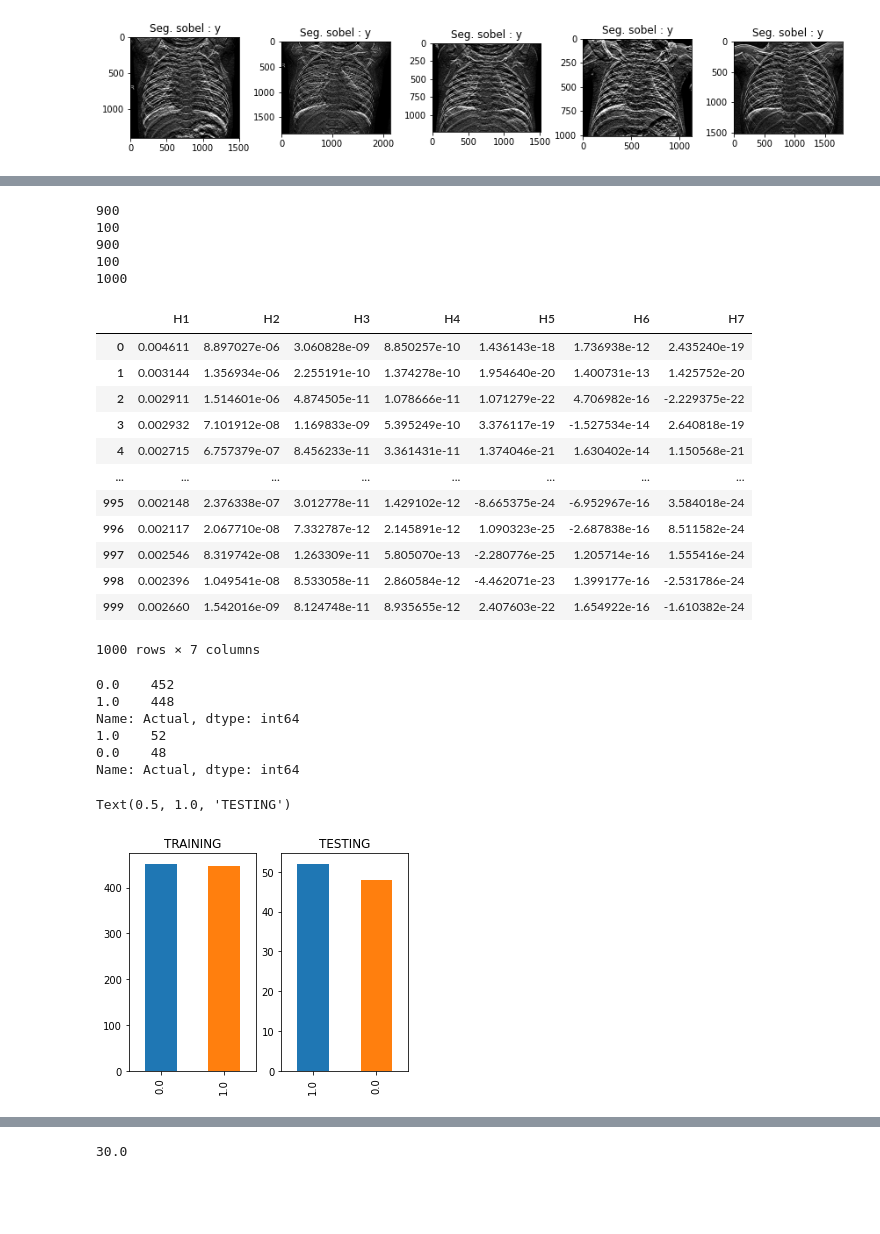
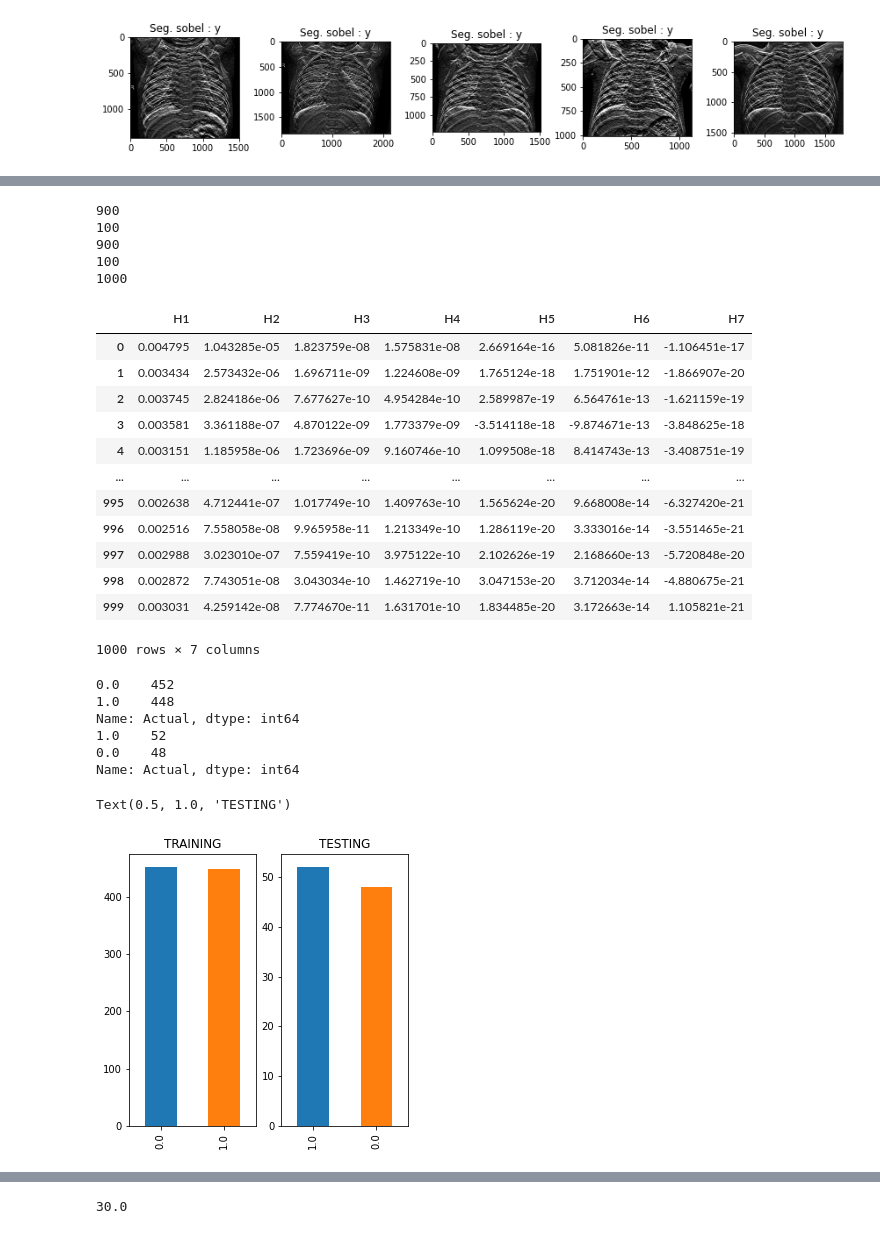
Before and after one commit to andiainundzariah/Skripsi, a Jupyter notebook: Dataset5050.ipynb, the cells around one changed output, grey strips where cells are left out. Saved outputs shown, nothing was run; the diff lists cells and outputs as text; code cells hidden in the pictures; blank space fills up the shorter version.

```diff
--- a/Dataset5050.ipynb
+++ b/Dataset5050.ipynb
@@ -164,7 +164,7 @@ for i in range(len(tidakPneumonia_data)):
 # %%
 #LOAD CSV DATASET
 
-dataset = pd.read_csv('/content/drive/My Drive/Dataset/DATA5050/Filecsv/Dataset5050_8uy.csv')
+dataset = pd.read_csv('/content/drive/My Drive/Dataset/DATA5050/Filecsv_Gaussinblur/Dataset5050_8ux.csv')
 print (len(dataset))
 print (dataset)
 # %% [output]
@@ -206,38 +206,38 @@ x
 100
 1000
 |  | H1 | H2 | H3 | H4 | H5 | H6 | H7 |
-| 0 | 0.004611 | 8.897027e-06 | 3.060828e-09 | 8.850257e-10 | 1.436143e-18 | 1.736938e-12 | 2.435240e-19 |
-| 1 | 0.003144 | 1.356934e-06 | 2.255191e-10 | 1.374278e-10 | 1.954640e-20 | 1.400731e-13 | 1.425752e-20 |
-| 2 | 0.002911 | 1.514601e-06 | 4.874505e-11 | 1.078666e-11 | 1.071279e-22 | 4.706982e-16 | -2.229375e-22 |
-| 3 | 0.002932 | 7.101912e-08 | 1.169833e-09 | 5.395249e-10 | 3.376117e-19 | -1.527534e-14 | 2.640818e-19 |
-| 4 | 0.002715 | 6.757379e-07 | 8.456233e-11 | 3.361431e-11 | 1.374046e-21 | 1.630402e-14 | 1.150568e-21 |
+| 0 | 0.004795 | 1.043285e-05 | 1.823759e-08 | 1.575831e-08 | 2.669164e-16 | 5.081826e-11 | -1.106451e-17 |
+| 1 | 0.003434 | 2.573432e-06 | 1.696711e-09 | 1.224608e-09 | 1.765124e-18 | 1.751901e-12 | -1.866907e-20 |
+| 2 | 0.003745 | 2.824186e-06 | 7.677627e-10 | 4.954284e-10 | 2.589987e-19 | 6.564761e-13 | -1.621159e-19 |
+| 3 | 0.003581 | 3.361188e-07 | 4.870122e-09 | 1.773379e-09 | -3.514118e-18 | -9.874671e-13 | -3.848625e-18 |
+| 4 | 0.003151 | 1.185958e-06 | 1.723696e-09 | 9.160746e-10 | 1.099508e-18 | 8.414743e-13 | -3.408751e-19 |
 | ... | ... | ... | ... | ... | ... | ... | ... |
-| 995 | 0.002148 | 2.376338e-07 | 3.012778e-11 | 1.429102e-12 | -8.665375e-24 | -6.952967e-16 | 3.584018e-24 |
-| 996 | 0.002117 | 2.067710e-08 | 7.332787e-12 | 2.145891e-12 | 1.090323e-25 | -2.687838e-16 | 8.511582e-24 |
-| 997 | 0.002546 | 8.319742e-08 | 1.263309e-11 | 5.805070e-13 | -2.280776e-25 | 1.205714e-16 | 1.555416e-24 |
-| 998 | 0.002396 | 1.049541e-08 | 8.533058e-11 | 2.860584e-12 | -4.462071e-23 | 1.399177e-16 | -2.531786e-24 |
-| 999 | 0.002660 | 1.542016e-09 | 8.124748e-11 | 8.935655e-12 | 2.407603e-22 | 1.654922e-16 | -1.610382e-24 |
+| 995 | 0.002638 | 4.712441e-07 | 1.017749e-10 | 1.409763e-10 | 1.565624e-20 | 9.668008e-14 | -6.327420e-21 |
+| 996 | 0.002516 | 7.558058e-08 | 9.965958e-11 | 1.213349e-10 | 1.286119e-20 | 3.333016e-14 | -3.551465e-21 |
+| 997 | 0.002988 | 3.023010e-07 | 7.559419e-10 | 3.975122e-10 | 2.102626e-19 | 2.168660e-13 | -5.720848e-20 |
+| 998 | 0.002872 | 7.743051e-08 | 3.043034e-10 | 1.462719e-10 | 3.047153e-20 | 3.712034e-14 | -4.880675e-21 |
+| 999 | 0.003031 | 4.259142e-08 | 7.774670e-11 | 1.631701e-10 | 1.834485e-20 | 3.172663e-14 | 1.105821e-21 |
 1000 rows × 7 columns
 # %%
 print(y_train.value_counts()) #mnmpilkn jum.data y_train brdsrkn value
 
 print(y_test.value_counts())  #mnmpilkn jum.data y_test brdsrkn value
 
 
-plt.figure(figsize=(5,4)) #mngtur ukuran skla grafik
+plt.figure(figsize=(5,5)) #mngtur ukuran skla grafik
 
 #mnmpilkn visualisasi grafik
 plt.subplot(1,2,1);y_train.value_counts().plot(kind='bar', color=['C0','C1','C2','C3','C4','C5','C6']);plt.title('TRAINING')
 plt.subplot(1,2,2);y_test.value_counts().plot(kind='bar', color=['C0','C1','C2','C3','C4','C5','C6']);plt.title('TESTING')
 # %% [output]
 0.0    452
 1.0    448
 Name: Actual, dtype: int64
 1.0    52
 0.0    48
 Name: Actual, dtype: int64
 Text(0.5, 1.0, 'TESTING')
-[figure, old version]
+[figure, new version]
 # %%
 #scaling data
 sc_x = StandardScaler()
```
Also changed, not shown: parts of 5 cells of this notebook.
